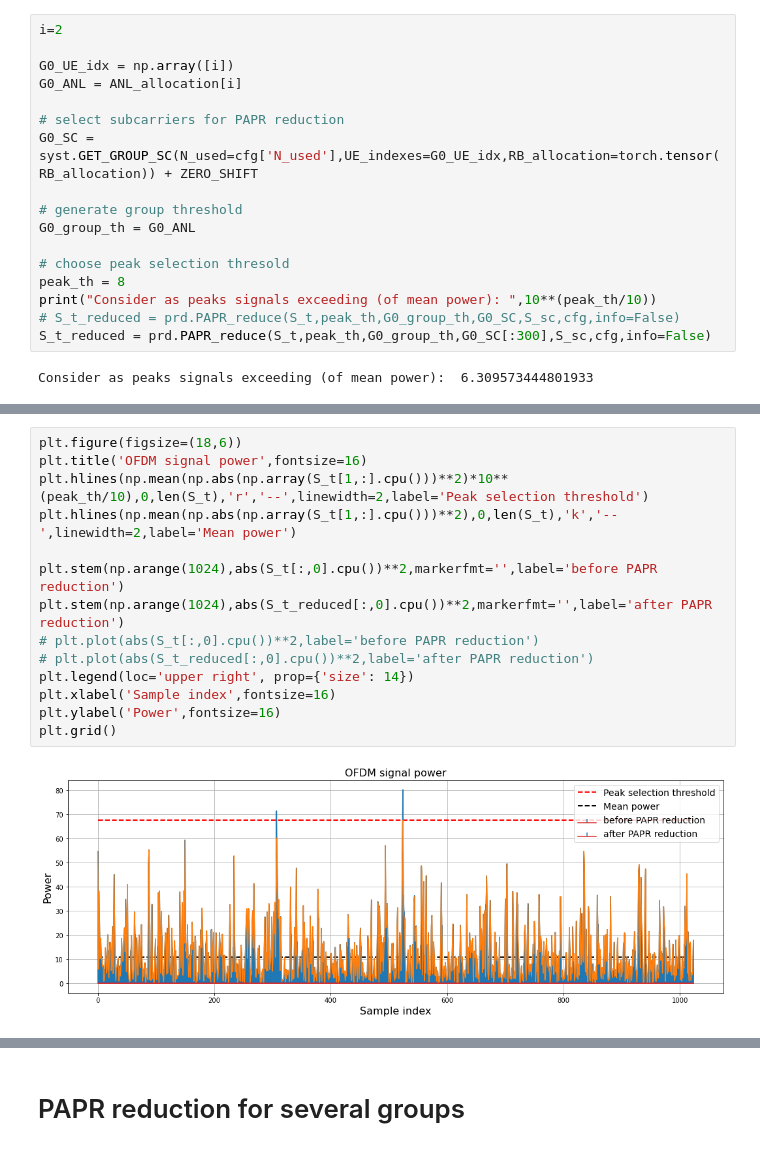
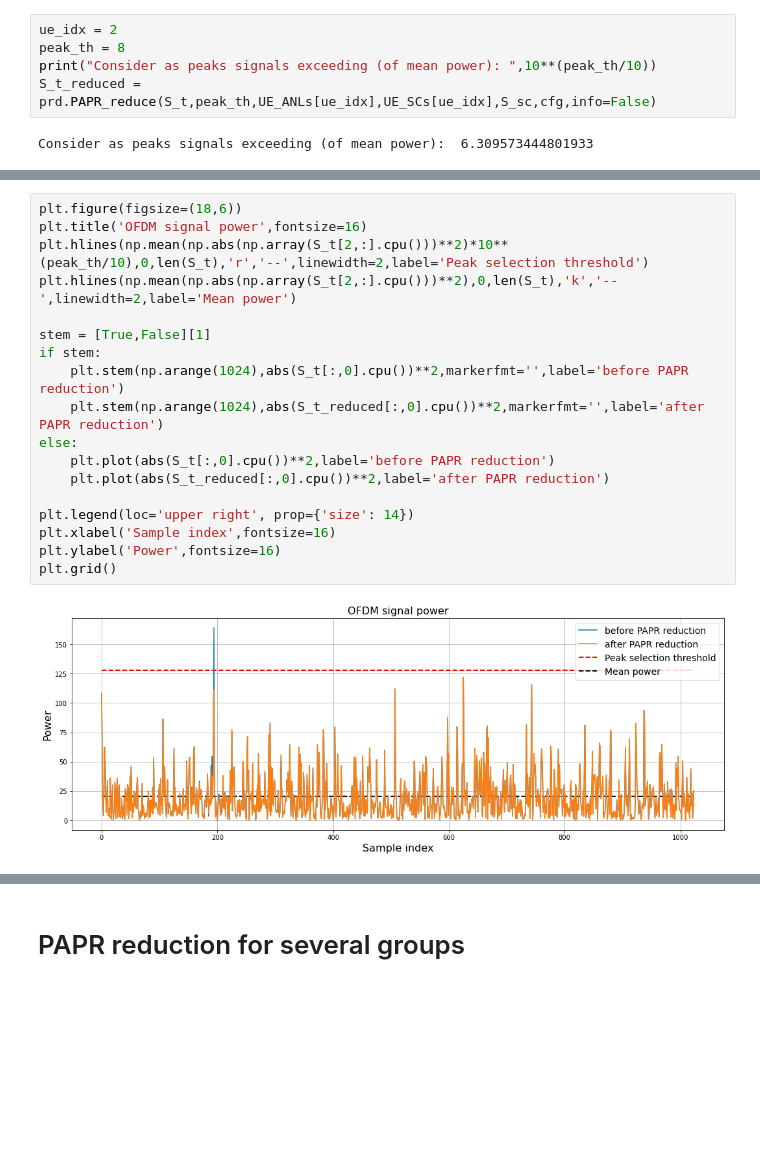
Before and after one commit to Skrikunov/PAPR_reduction, a Jupyter notebook: PAPR.ipynb, the cells around one changed output, grey strips where cells are left out. Cells and saved outputs as stored; diff of their text form; blank space fills up the shorter version.

```diff
--- a/PAPR.ipynb
+++ b/PAPR.ipynb
@@ -318,22 +327,10 @@ Max PAPR has been reduced by:  tensor(0.1996, device='cuda:0') dB
 # %% [markdown]
 # th = 8
 # %%
-i=2
-
-G0_UE_idx = np.array([i])
-G0_ANL = ANL_allocation[i]
-
-# select subcarriers for PAPR reduction
-G0_SC = syst.GET_GROUP_SC(N_used=cfg['N_used'],UE_indexes=G0_UE_idx,RB_allocation=torch.tensor(RB_allocation)) + ZERO_SHIFT
-
-# generate group threshold
-G0_group_th = G0_ANL
-
-# choose peak selection thresold
+ue_idx = 2
 peak_th = 8
 print("Consider as peaks signals exceeding (of mean power): ",10**(peak_th/10))
-# S_t_reduced = prd.PAPR_reduce(S_t,peak_th,G0_group_th,G0_SC,S_sc,cfg,info=False)
-S_t_reduced = prd.PAPR_reduce(S_t,peak_th,G0_group_th,G0_SC[:300],S_sc,cfg,info=False)
+S_t_reduced = prd.PAPR_reduce(S_t,peak_th,UE_ANLs[ue_idx],UE_SCs[ue_idx],S_sc,cfg,info=False)
 # %% [output]
 Consider as peaks signals exceeding (of mean power):  6.309573444801933
 # %%
@@ -359,19 +356,23 @@ Max PAPR has been reduced by:  tensor(0.4977, device='cuda:0') dB
 # %%
 plt.figure(figsize=(18,6))
 plt.title('OFDM signal power',fontsize=16)
-plt.hlines(np.mean(np.abs(np.array(S_t[1,:].cpu()))**2)*10**(peak_th/10),0,len(S_t),'r','--',linewidth=2,label='Peak selection threshold')
-plt.hlines(np.mean(np.abs(np.array(S_t[1,:].cpu()))**2),0,len(S_t),'k','--',linewidth=2,label='Mean power')
+plt.hlines(np.mean(np.abs(np.array(S_t[2,:].cpu()))**2)*10**(peak_th/10),0,len(S_t),'r','--',linewidth=2,label='Peak selection threshold')
+plt.hlines(np.mean(np.abs(np.array(S_t[2,:].cpu()))**2),0,len(S_t),'k','--',linewidth=2,label='Mean power')
 
-plt.stem(np.arange(1024),abs(S_t[:,0].cpu())**2,markerfmt='',label='before PAPR reduction')
-plt.stem(np.arange(1024),abs(S_t_reduced[:,0].cpu())**2,markerfmt='',label='after PAPR reduction')
-# plt.plot(abs(S_t[:,0].cpu())**2,label='before PAPR reduction')
-# plt.plot(abs(S_t_reduced[:,0].cpu())**2,label='after PAPR reduction')
+stem = [True,False][1]
+if stem:
+    plt.stem(np.arange(1024),abs(S_t[:,0].cpu())**2,markerfmt='',label='before PAPR reduction')
+    plt.stem(np.arange(1024),abs(S_t_reduced[:,0].cpu())**2,markerfmt='',label='after PAPR reduction')
+else:
+    plt.plot(abs(S_t[:,0].cpu())**2,label='before PAPR reduction')
+    plt.plot(abs(S_t_reduced[:,0].cpu())**2,label='after PAPR reduction')
+
 plt.legend(loc='upper right', prop={'size': 14})
 plt.xlabel('Sample index',fontsize=16)
 plt.ylabel('Power',fontsize=16)
 plt.grid()
 # %% [output]
-[figure, old version]
+[figure, new version]
 # %%
 SIGNALS = [S_t,(S_t-S_t_reduced)]
 LABELS=['Initial','Noise']
```
Also changed, not shown: parts of 47 cells of this notebook, 10 other files.
